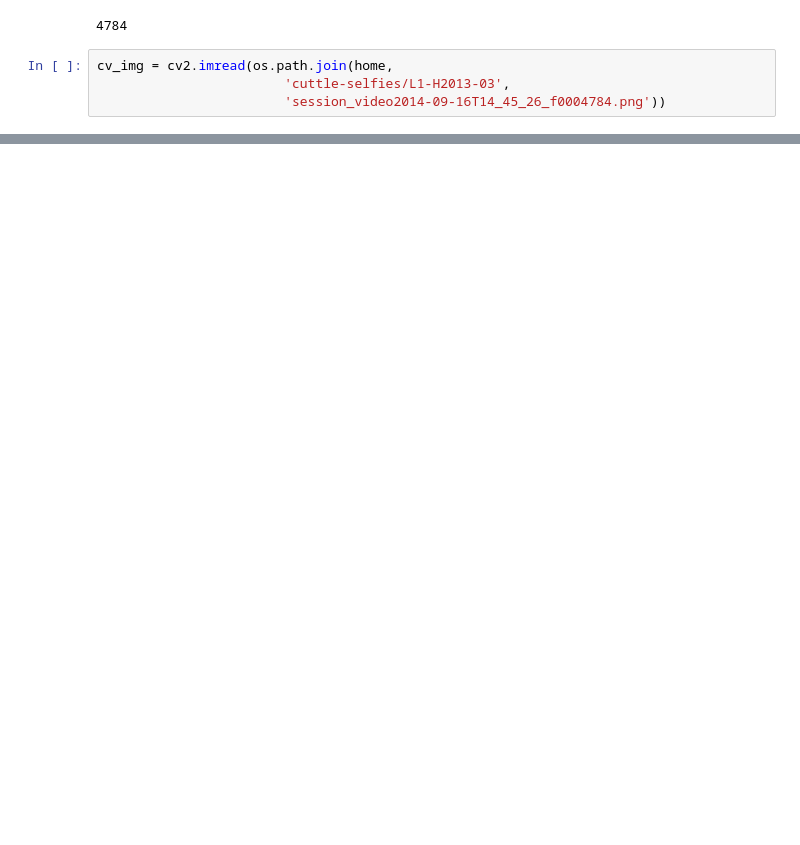
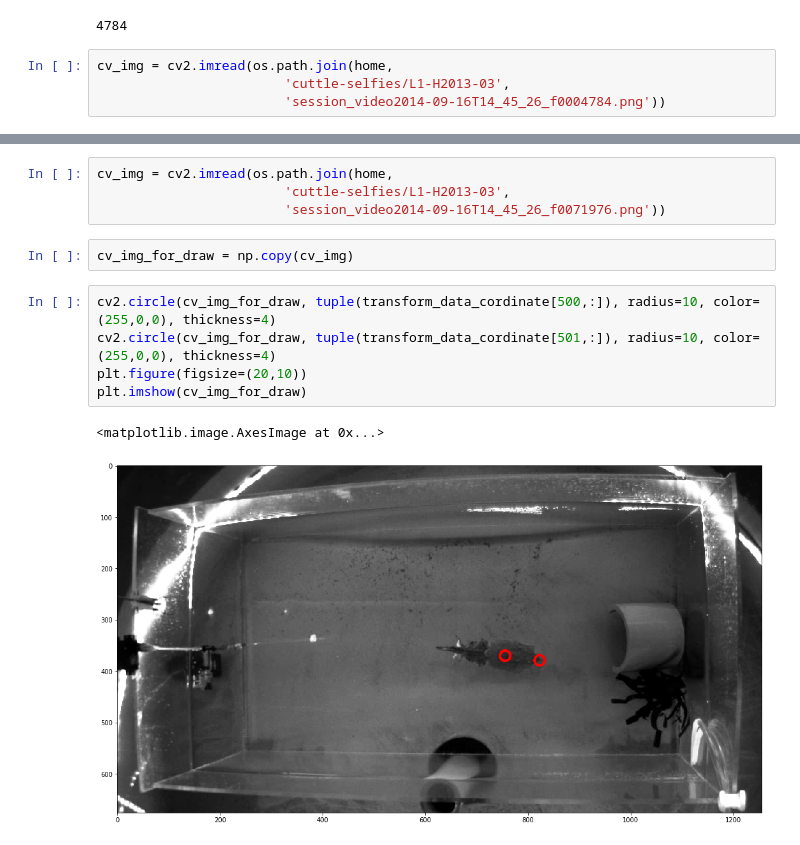
Before and after one commit to everymind/CuttleShuttle-Analysis, a Jupyter notebook: Workflows/detection/annotations-to-boundingbox.ipynb, the cells around one changed output, grey strips where cells are left out. Drawn from its saved outputs; the diff is of its cells as text; blank space fills up the shorter version.

```diff
--- a/Workflows/detection/annotations-to-boundingbox.ipynb
+++ b/Workflows/detection/annotations-to-boundingbox.ipynb
@@ -35,0 +47,14 @@ plt.imshow(cv_img[...,::-1])
+# %%
+cv_img = cv2.imread(os.path.join(home,
+                        'cuttle-selfies/L1-H2013-03',
+                        'session_video2014-09-16T14_45_26_f0071976.png'))
+# %%
+cv_img_for_draw = np.copy(cv_img)
+# %%
+cv2.circle(cv_img_for_draw, tuple(transform_data_cordinate[500,:]), radius=10, color=(255,0,0), thickness=4)
+cv2.circle(cv_img_for_draw, tuple(transform_data_cordinate[501,:]), radius=10, color=(255,0,0), thickness=4)
+plt.figure(figsize=(20,10))
+plt.imshow(cv_img_for_draw)
+# %% [output]
+<matplotlib.image.AxesImage at 0x...>
+[figure, added]
```
Also changed, not shown: parts of 7 cells of this notebook.
